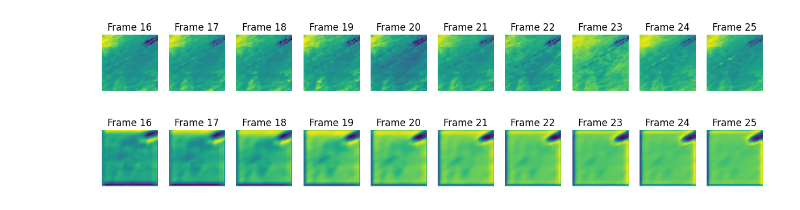
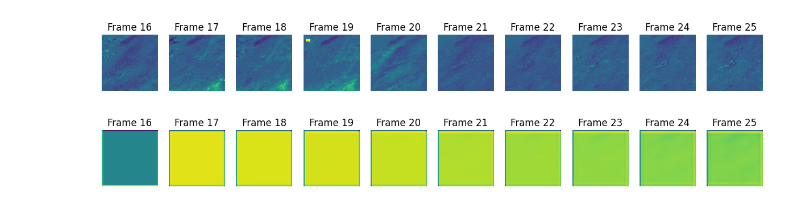
Before and after one commit to jliu2006/plant-predictor, a Jupyter notebook: convlstm.ipynb, the cells around one changed output. Cells and saved outputs as stored; diff of their text form; code cells hidden in the pictures.

```diff
--- a/convlstm.ipynb
+++ b/convlstm.ipynb
@@ -163,19 +199,21 @@ Epoch 5/5
+# %%
+model = keras.models.load_model('/home/fun/plant-predictor/convLSTM_trained')
 # %%
 n = np.random.choice(range(len(data)), size=1)[0]
-example = data[10]
+example = data[n]
 print(example.shape)
 print(file_list[n])
 
-fig, axes = plt.subplots(5, 5, figsize=(15, 15))
+for it in range(len(example)):
+    plt.imshow(example[it, :, :, 1])
+    plt.title("Frame " + str(it))
+    plt.colorbar()
+    plt.show()
 
-for i in range(5):
-    for idx, ax in enumerate(axes[i]):
-        #print(idx)
-        #print(example[idx, 20, 24:28, 1])
-        arr = example[idx+5*i, :, :, 1]
-        ax.imshow(arr,
-                  cmap='RdYlGn')
-        ax.set_title(f"Frame {idx + 1 + 5*i}")
-        ax.axis("off")
-        print(np.count_nonzero(arr == -3000)) # replace small amts with 0, delete imgs with too much
+# for i in range(5):
+#     for idx, ax in enumerate(axes[i]):
+#         arr = example[idx+5*i, :, :, 1]
+#         ax.imshow(arr)
+#         ax.set_title(f"Frame {idx + 1 + 5*i}")
+#         ax.axis("off")
 # %% [output]
@@ -195,12 +246,12 @@ for _ in range(10):
     new_prediction = np.squeeze(new_prediction, axis=0)
     predicted_frame = np.expand_dims(new_prediction[-1, ...], axis=0)
 
-    frames = np.concatenate((sample, predicted_frame), axis=0)
+    sample = np.concatenate((sample, predicted_frame), axis=0)
 
 fig, axes = plt.subplots(2, 10, figsize=(15, 4))
 
 for idx, ax in enumerate(axes[0]):
-    ax.imshow(np.squeeze(actual[idx, :, :, 0]))
+    ax.imshow(np.squeeze(actual[idx, :, :, 0]), vmin=0, vmax=3)
     ax.set_title(f"Frame {idx + 16}")
     ax.axis("off")
 
@@ -227 +278 @@ SAMPLE: /home/fun/wildfire_data/Erskine_Fire_2016-06-23
-[figure, old version]
+[figure, new version]
```
Also changed, not shown: parts of 7 cells of this notebook, 27 other files.
